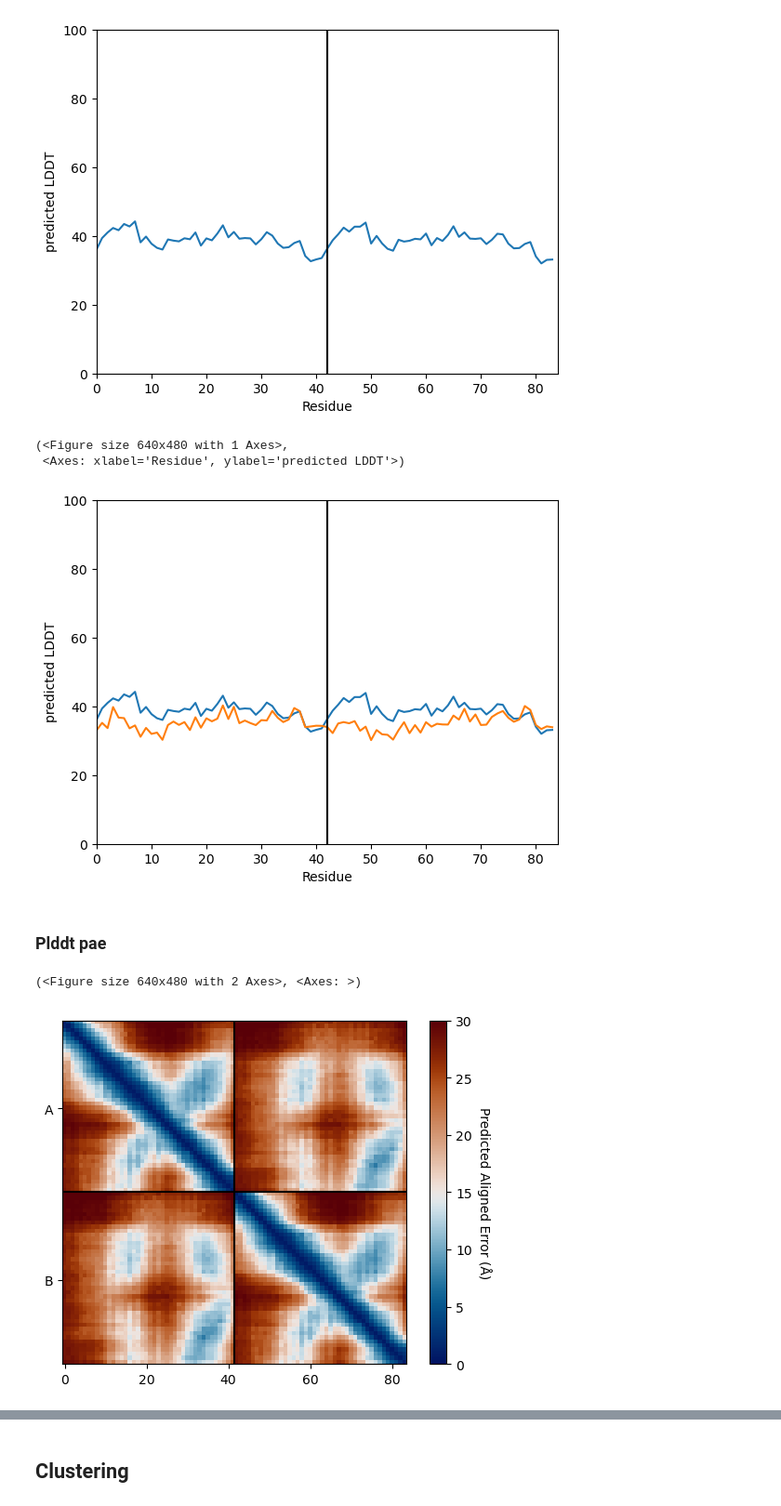
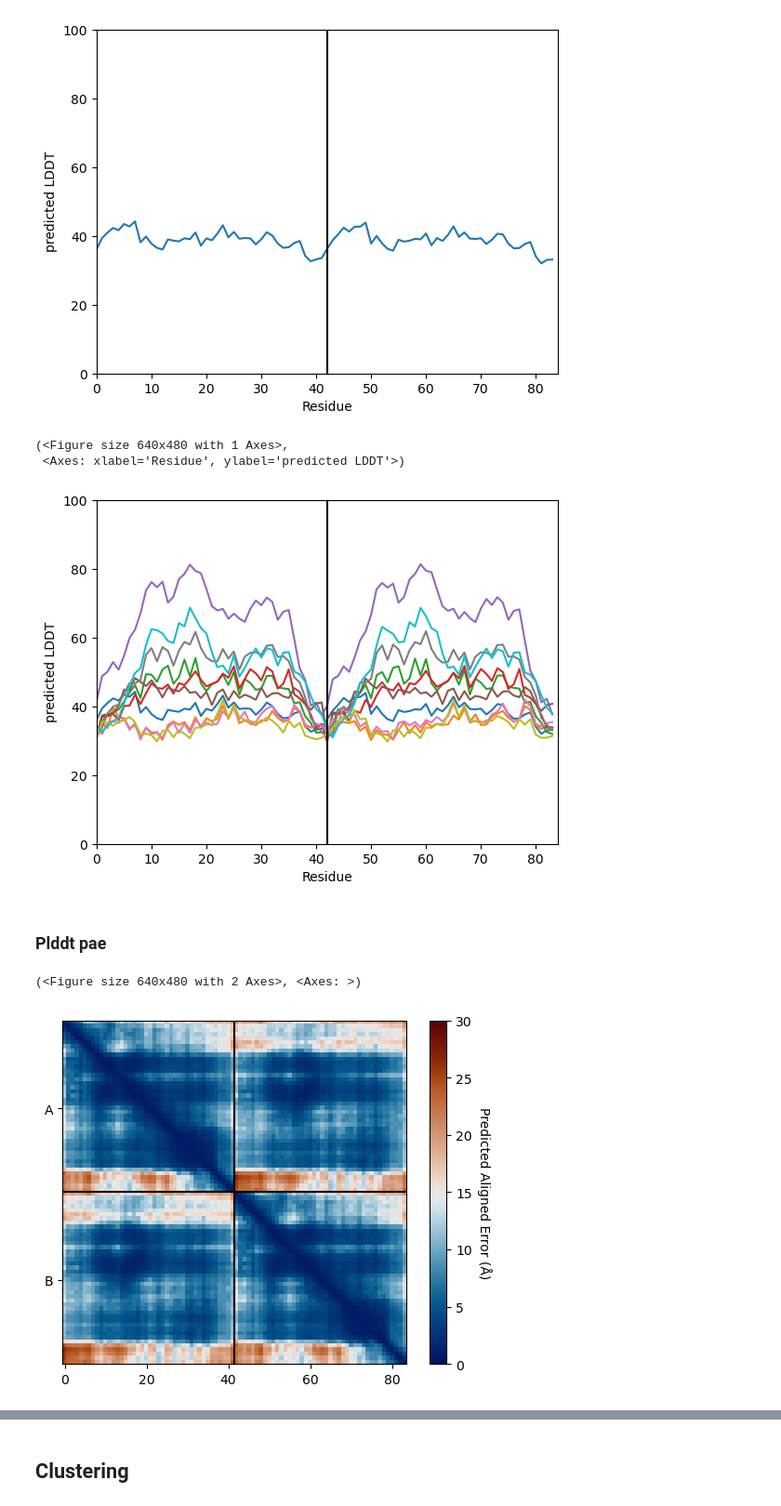
Before and after one commit to samuelmurail/af2_analysis, a Jupyter notebook: docs/source/notebooks/basic_example_2.ipynb, the cells around one changed output, grey strips where cells are left out. Shown at 93% size. Drawn from its saved outputs; the diff is of its cells as text; code cells hidden in the pictures.

```diff
--- a/docs/source/notebooks/basic_example_2.ipynb
+++ b/docs/source/notebooks/basic_example_2.ipynb
@@ -75,17 +84,17 @@ my_data.plot_plddt([0])
  <Axes: xlabel='Residue', ylabel='predicted LDDT'>)
 [figure]
 # %%
-# Model 1 and 2
-my_data.plot_plddt([0,1])
+# Model 1 to
+my_data.plot_plddt(range(10))
 # %% [output]
 (<Figure size 640x480 with 1 Axes>,
  <Axes: xlabel='Residue', ylabel='predicted LDDT'>)
-[figure, old version]
+[figure, new version]
 # %% [markdown]
 ### Plddt pae
 # %%
-# Model 1
-my_data.plot_pae(0)
+# Best Model
+my_data.plot_pae(my_data.df['ipTM'].idxmax())
 # %% [output]
 (<Figure size 640x480 with 2 Axes>, <Axes: >)
-[figure, old version]
+[figure, new version]
```
Also changed, not shown: parts of 10 cells of this notebook, 6 other files.
